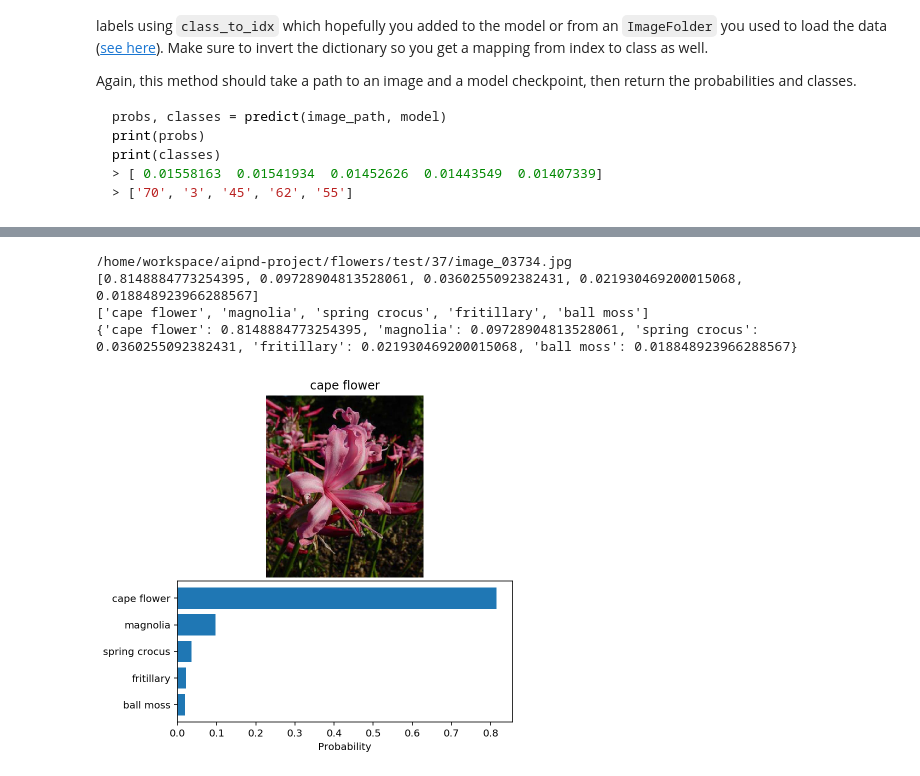
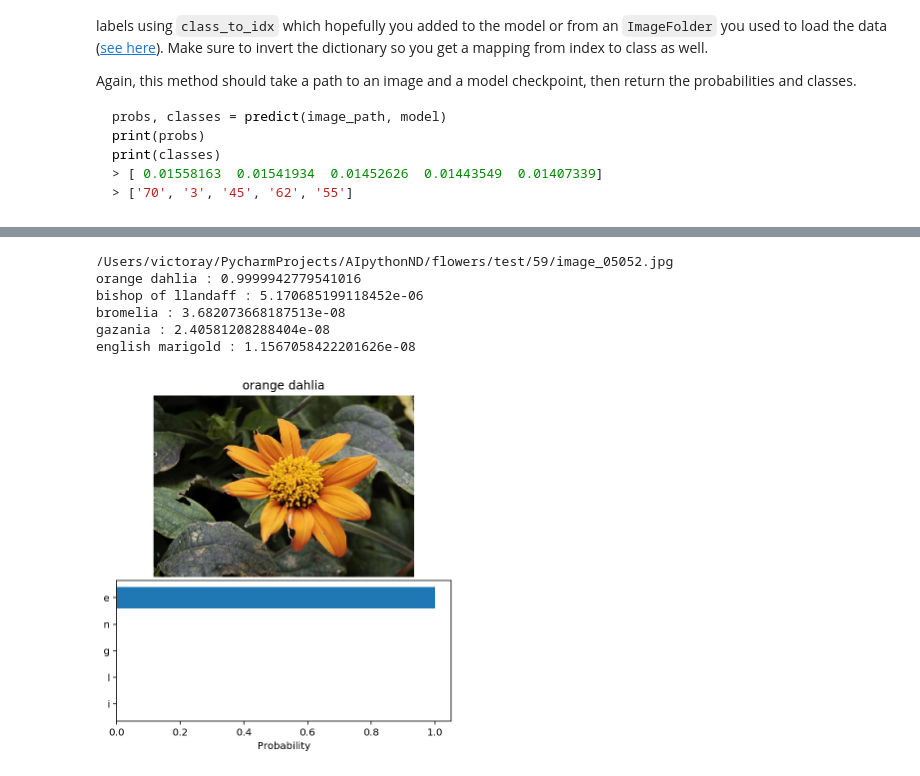
Before and after one commit to victoray/ImageClasssifier, a Jupyter notebook: Image Classifier Project.ipynb, the cells around one changed output, grey strips where cells are left out. Drawn from its saved outputs; the diff is of its cells as text; code cells hidden in the pictures.

```diff
--- a/Image Classifier Project.ipynb
+++ b/Image Classifier Project.ipynb
@@ -445,50 +445,46 @@ for root, dirs, files in os.walk(os.path.join(os.getcwd(), 'flowers/test')):
             path = os.path.join(root, file)
             image_paths.append(path)
 # %%
-%matplotlib inline
-%config InlineBackend.figure_format = 'retina'
-import matplotlib.pyplot as plt
-
 # TODO: Display an image along with the top 5 classes
-
-# Test out your network!
 
 path = random.choice(image_paths)
 print(path)
 
 probabilities, classes = predict(path, model)
 probabilities = probabilities.tolist()[0]
 
 max_p = probabilities.index(max(probabilities))
 max_label = classes[max_p]
 
 img = Image.open(path)
 
 fig = plt.figure(figsize=(6,6))
 ax1 = plt.subplot2grid((16,9), (0,0), colspan=9, rowspan=9)
 ax2 = plt.subplot2grid((16,9), (9,0), colspan=9, rowspan=9)
 
 
-label = [cat_to_name[str(i)] for i in classes]
+labels = [cat_to_name[str(i)] for i in classes]
 
-print(probabilities)
-print(label)
-print(dict(zip(label, probabilities)))
+for label, probability in zip(labels, probabilities):
+    print(label, ":", probability)
+print()
 ax1.axis('off')
 ax1.set_title(cat_to_name[max_label])
 ax1.imshow(img)
 
 y_pos = np.arange(len(classes))
 ax2.set_yticks(y_pos)
 ax2.set_yticklabels(label)
 ax2.invert_yaxis()  # probabilities read top-to-bottom
 ax2.set_xlabel('Probability')
 ax2.barh(y_pos, probabilities, xerr=0, align='center')
 
 plt.show()
 # %% [output]
-/home/workspace/aipnd-project/flowers/test/37/image_03734.jpg
-[0.8148884773254395, 0.09728904813528061, 0.0360255092382431, 0.021930469200015068, 0.018848923966288567]
-['cape flower', 'magnolia', 'spring crocus', 'fritillary', 'ball moss']
-{'cape flower': 0.8148884773254395, 'magnolia': 0.09728904813528061, 'spring crocus': 0.0360255092382431, 'fritillary': 0.021930469200015068, 'ball moss': 0.018848923966288567}
+/Users/victoray/PycharmProjects/AIpythonND/flowers/test/59/image_05052.jpg
+orange dahlia : 0.9999942779541016
+bishop of llandaff : 5.170685199118452e-06
+bromelia : 3.682073668187513e-08
+gazania : 2.40581208288404e-08
+english marigold : 1.1567058422201626e-08
-[figure, old version]
+[figure, new version]
```
Also changed, not shown: parts of 5 cells of this notebook, 7 other files.
